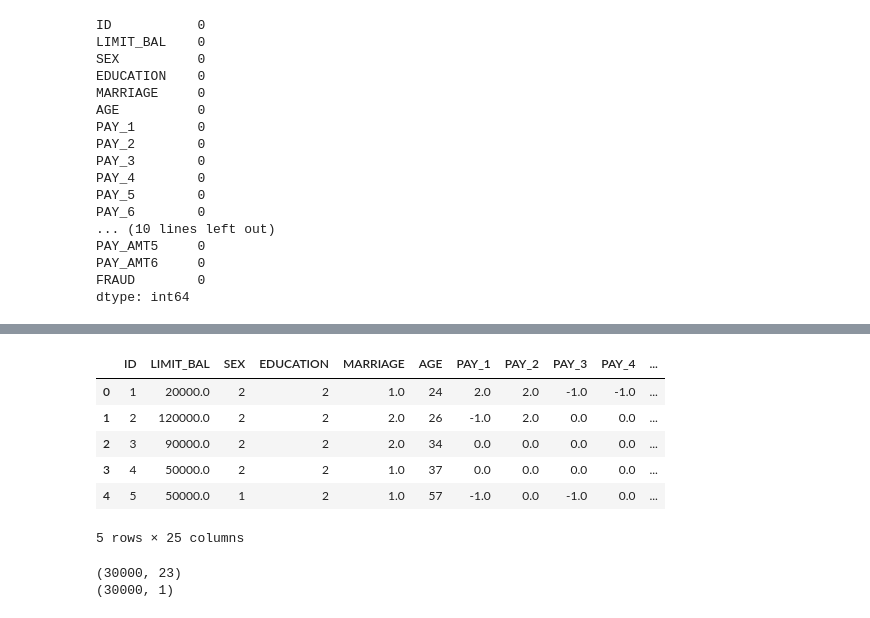
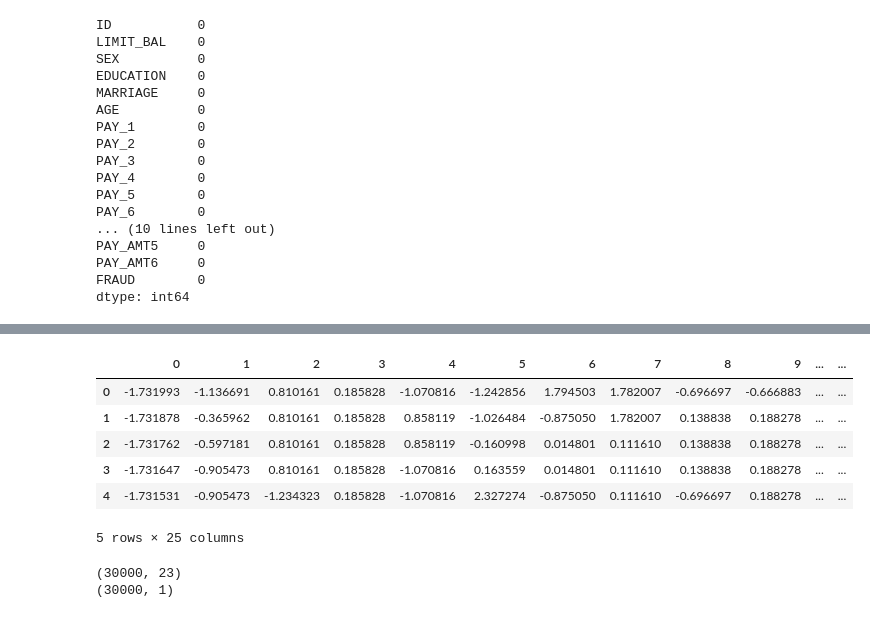
Before and after one commit to atkrish0/applied-ML, a Jupyter notebook: Resolvr.ipynb, the cells around one changed output, grey strips where cells are left out. Drawn from its saved outputs; the diff is of its cells as text; code cells hidden in the pictures.

```diff
--- a/Resolvr.ipynb
+++ b/Resolvr.ipynb
@@ -153,11 +153,9 @@ df['MARRIAGE'].value_counts()
 1.0    13516
 3.0      320
 Name: MARRIAGE, dtype: int64
-# %%
-df['MARRIAGE'] = df['MARRIAGE'].fillna(method = 'ffill')
 # %%
 for m in missing_cols:
-    df[m] = df[m].dropna()
+    df[m] = df[m].fillna(method = 'bfill')
 # %%
 len(df) - df.count()
 # %% [output]
@@ -187,13 +192,13 @@ scaled_df = pd.DataFrame()
-# %%
-df.sample(10)
-# %% [output]
-|  | ID | LIMIT_BAL | SEX | EDUCATION | MARRIAGE | AGE | PAY_1 | PAY_2 | PAY_3 | PAY_4 | ... |
-| 0 | 1 | 20000.0 | 2 | 2 | 1.0 | 24 | 2.0 | 2.0 | -1.0 | -1.0 | ... |
-| 1 | 2 | 120000.0 | 2 | 2 | 2.0 | 26 | -1.0 | 2.0 | 0.0 | 0.0 | ... |
-| 2 | 3 | 90000.0 | 2 | 2 | 2.0 | 34 | 0.0 | 0.0 | 0.0 | 0.0 | ... |
-| 3 | 4 | 50000.0 | 2 | 2 | 1.0 | 37 | 0.0 | 0.0 | 0.0 | 0.0 | ... |
-| 4 | 5 | 50000.0 | 1 | 2 | 1.0 | 57 | -1.0 | 0.0 | -1.0 | 0.0 | ... |
-5 rows × 25 columns
+# %%
+df.head()
+# %% [output]
+|  | 0 | 1 | 2 | 3 | 4 | 5 | 6 | 7 | 8 | 9 | ... | ... |
+| 0 | -1.731993 | -1.136691 | 0.810161 | 0.185828 | -1.070816 | -1.242856 | 1.794503 | 1.782007 | -0.696697 | -0.666883 | ... | ... |
+| 1 | -1.731878 | -0.365962 | 0.810161 | 0.185828 | 0.858119 | -1.026484 | -0.875050 | 1.782007 | 0.138838 | 0.188278 | ... | ... |
+| 2 | -1.731762 | -0.597181 | 0.810161 | 0.185828 | 0.858119 | -0.160998 | 0.014801 | 0.111610 | 0.138838 | 0.188278 | ... | ... |
+| 3 | -1.731647 | -0.905473 | 0.810161 | 0.185828 | -1.070816 | 0.163559 | 0.014801 | 0.111610 | 0.138838 | 0.188278 | ... | ... |
+| 4 | -1.731531 | -0.905473 | -1.234323 | 0.185828 | -1.070816 | 2.327274 | -0.875050 | 0.111610 | -0.696697 | 0.188278 | ... | ... |
+5 rows × 25 columns
 # %%
 # Get all the columns from the dataFrame
 columns = df.columns.tolist()
```
Also changed, not shown: parts of 12 cells of this notebook.
